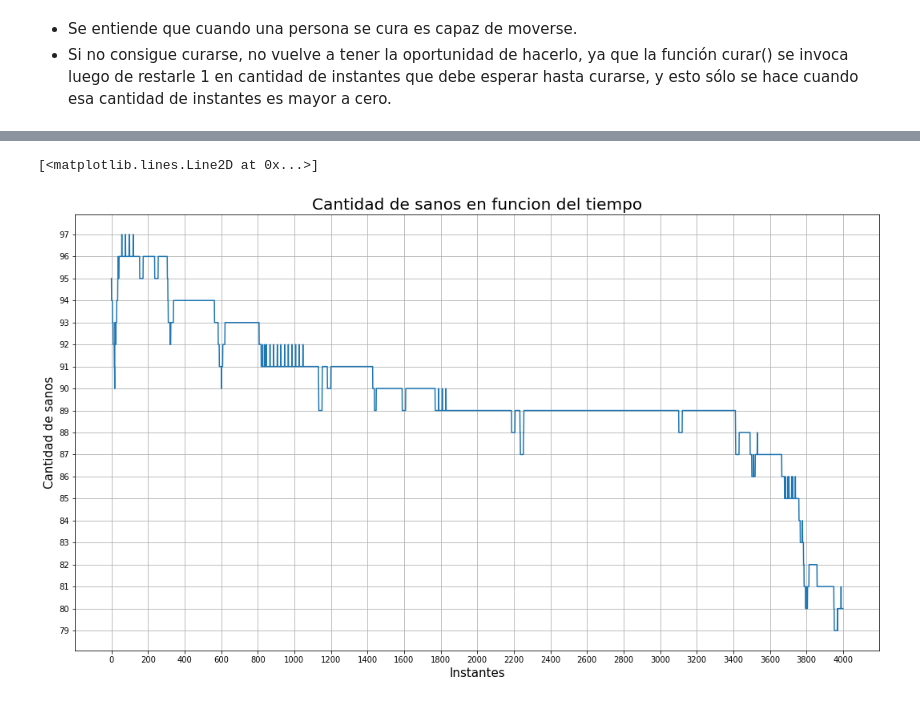
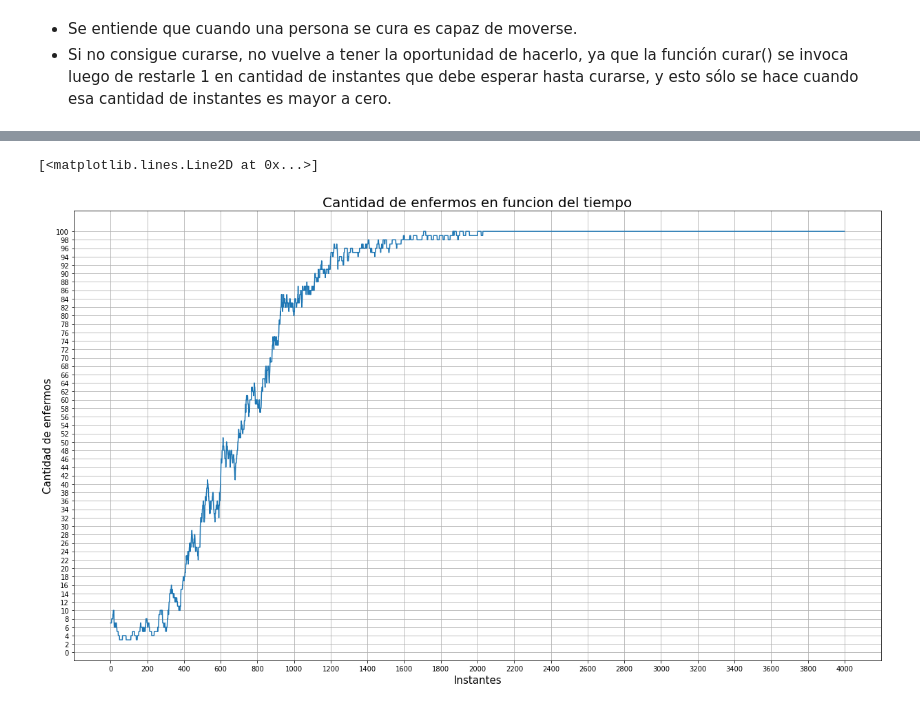
Before and after one commit to nazar9318/Simulacion-1c2020-TP1, a Jupyter notebook: Ej10/Ejercicio 10.ipynb, the cells around one changed output, grey strips where cells are left out. Drawn from its saved outputs; the diff is of its cells as text; code cells hidden in the pictures.

```diff
--- a/Ej10/Ejercicio 10.ipynb
+++ b/Ej10/Ejercicio 10.ipynb
@@ -224,0 +455,7 @@ def actualizarTiempoHastaCurarse(poblacion, tamanio):
+# %%
+(instante_b1, enfermos_b1, sanos_b1) = ([],[],[])
+for i in range(4000):
+    desplazar_b_estrategia_1(poblacion_b_1, 100)
+    instante_b1.insert(i, i)
+    enfermos_b1.insert(i, cantidadDeEnfermos(poblacion_b_1, 100))
+    sanos_b1.insert(i, cantidadDeSanos(poblacion_b_1, 100))
@@ -236,9 +486,8 @@ poblacion_b = inicializarTiempoHastaCurarse(poblacion_b, 100)
 # %%
-(instante_b, enfermos_b, sanos_b) = ([],[],[])
+(instante_b2, enfermos_b2, sanos_b2) = ([],[],[])
 for i in range(4000):
-    desplazarConPosibilidadDeCura(poblacion_b, 100)
-    actualizarTiempoHastaCurarse(poblacion_b, 100)
-    instante_b.insert(i, i)
-    enfermos_b.insert(i, cantidadDeEnfermos(poblacion_b, 100))
-    sanos_b.insert(i, cantidadDeSanos(poblacion_b, 100))
+    desplazar_b_estrategia_2(poblacion_b_2, 100)
+    instante_b2.insert(i, i)
+    enfermos_b2.insert(i, cantidadDeEnfermos(poblacion_b_2, 100))
+    sanos_b2.insert(i, cantidadDeSanos(poblacion_b_2, 100))
 # %%
@@ -256,12 +507,29 @@ plt.plot(instante_b, enfermos_b)
+# %%
+(enfermo, coor_h, coor_v, tiempo_hasta_curarse, se_mueve) = (np.ones(100),
+                         np.random.uniform(0, 100, 100),
+                         np.random.uniform(0, 100, 100),
+                         np.zeros(100),
+                         np.ones(100))
+poblacion_b_3 = np.asarray((enfermo, coor_h, coor_v, tiempo_hasta_curarse, se_mueve)).T
+poblacion_b_3 = inicializarEnfermos_b_estrategia_1_3(poblacion_b_3, 100)
+poblacion_b_3 = inicializarTiempoHastaCurarse(poblacion_b_3, 100)
+poblacion_b_3 = inicializarCaminantes_b_estrategia_3(poblacion_b_3, 100)
+# %%
+(instante_b3, enfermos_b3, sanos_b3) = ([],[],[])
+for i in range(4000):
+    desplazar_b_estrategia_1(poblacion_b_3, 100)
+    instante_b3.insert(i, i)
+    enfermos_b3.insert(i, cantidadDeEnfermos(poblacion_b_3, 100))
+    sanos_b3.insert(i, cantidadDeSanos(poblacion_b_3, 100))
 # %%
-plt.figure(figsize=(18,10))
+plt.figure(figsize=(21,12))
 plt.xticks(np.arange(0, 4200, step = 200))
-plt.yticks(np.arange(0, 100, step = 1))
+plt.yticks(np.arange(0, 102, step = 2))
 plt.subplot().grid()
-plt.title('Cantidad de sanos en funcion del tiempo', fontsize = 20)
+plt.title('Cantidad de enfermos en funcion del tiempo', fontsize = 20)
 plt.xlabel('Instantes', fontsize = 15)
-plt.ylabel('Cantidad de sanos', fontsize = 15)
-plt.plot(instante_b, sanos_b)
+plt.ylabel('Cantidad de enfermos', fontsize = 15)
+plt.plot(instante_b3, enfermos_b3)
 # %% [output]
 [<matplotlib.lines.Line2D at 0x...>]
-[figure, old version]
+[figure, new version]
```
Also changed, not shown: parts of 54 cells of this notebook.
